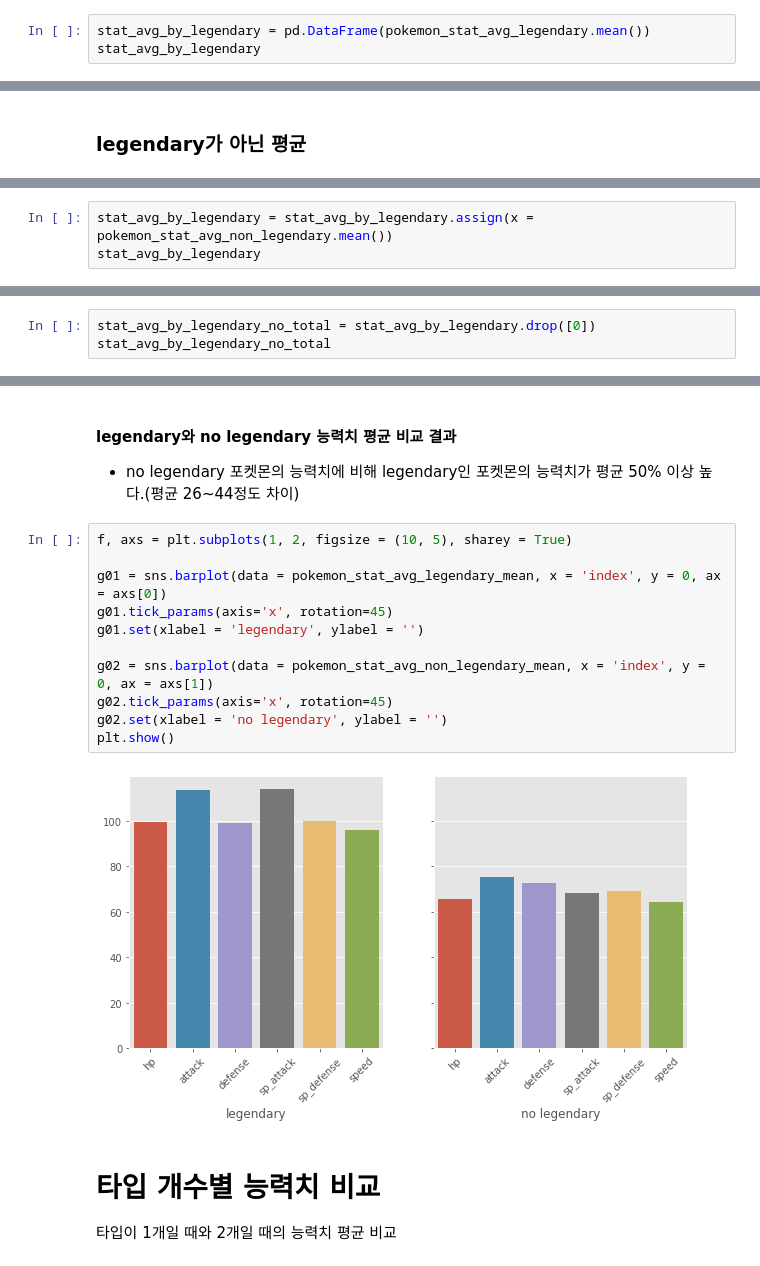
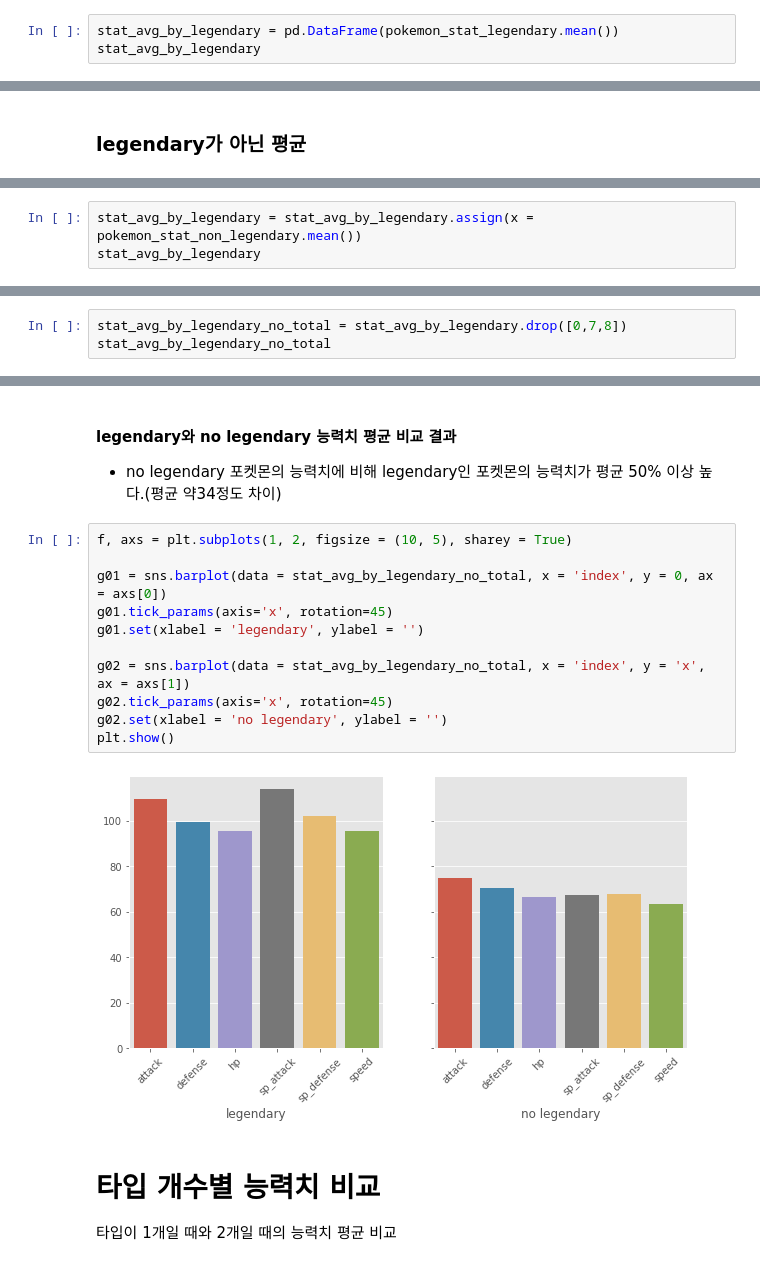
Before and after one commit to HAMJiyoung/Pokemon-EDA, a Jupyter notebook: pokemon.ipynb, the cells around one changed output, grey strips where cells are left out. Drawn from its saved outputs; the diff is of its cells as text.

```diff
--- a/pokemon.ipynb
+++ b/pokemon.ipynb
@@ -812,5 +770,5 @@ pokemon_stat_avg_legendary
 # %%
-stat_avg_by_legendary = pd.DataFrame(pokemon_stat_avg_legendary.mean())
+stat_avg_by_legendary = pd.DataFrame(pokemon_stat_legendary.mean())
 stat_avg_by_legendary
 # %% [output]
 |  | 0 |
@@ -849,5 +786,5 @@ pokemon_stat_avg_non_legendary
 # %%
-stat_avg_by_legendary = stat_avg_by_legendary.assign(x = pokemon_stat_avg_non_legendary.mean())
+stat_avg_by_legendary = stat_avg_by_legendary.assign(x = pokemon_stat_non_legendary.mean())
 stat_avg_by_legendary
 # %% [output]
 |  | 0 | x |
@@ -905,5 +842,5 @@ dtype: float64
 # %%
-stat_avg_by_legendary_no_total = stat_avg_by_legendary.drop([0])
+stat_avg_by_legendary_no_total = stat_avg_by_legendary.drop([0,7,8])
 stat_avg_by_legendary_no_total
 # %% [output]
 |  | index | 0 | x | diff | diff_percent |
@@ -924,19 +861,19 @@ dtype: float64
 # %% [markdown]
 #### legendary와 no legendary 능력치 평균 비교 결과
- - no legendary 포켓몬의 능력치에 비해 legendary인 포켓몬의 능력치가 평균 50% 이상 높다.(평균 26~44정도 차이)
+ - no legendary 포켓몬의 능력치에 비해 legendary인 포켓몬의 능력치가 평균 50% 이상 높다.(평균 약34정도 차이)
 # %%
 f, axs = plt.subplots(1, 2, figsize = (10, 5), sharey = True)
 
-g01 = sns.barplot(data = pokemon_stat_avg_legendary_mean, x = 'index', y = 0, ax = axs[0])
+g01 = sns.barplot(data = stat_avg_by_legendary_no_total, x = 'index', y = 0, ax = axs[0])
 g01.tick_params(axis='x', rotation=45)
 g01.set(xlabel = 'legendary', ylabel = '')
 
-g02 = sns.barplot(data = pokemon_stat_avg_non_legendary_mean, x = 'index', y = 0, ax = axs[1])
+g02 = sns.barplot(data = stat_avg_by_legendary_no_total, x = 'index', y = 'x', ax = axs[1])
 g02.tick_params(axis='x', rotation=45)
 g02.set(xlabel = 'no legendary', ylabel = '')
 plt.show()
 # %% [output]
-[figure, old version]
+[figure, new version]
 # %% [markdown]
 # 타입 개수별 능력치 비교
 
```
Also changed, not shown: parts of 13 cells of this notebook.
